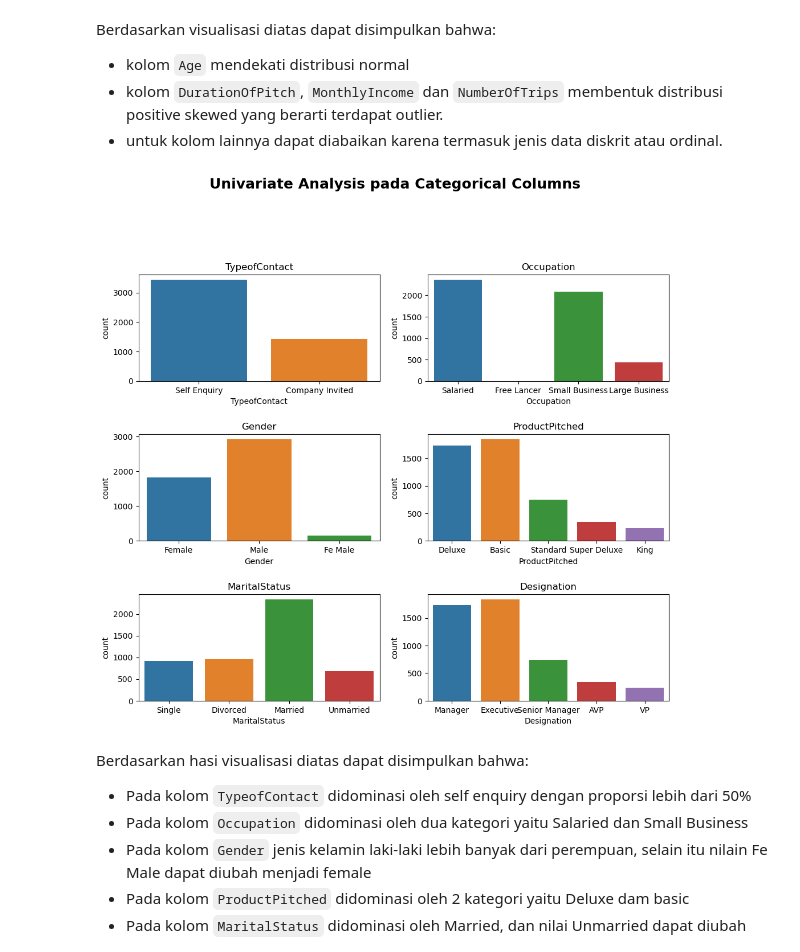
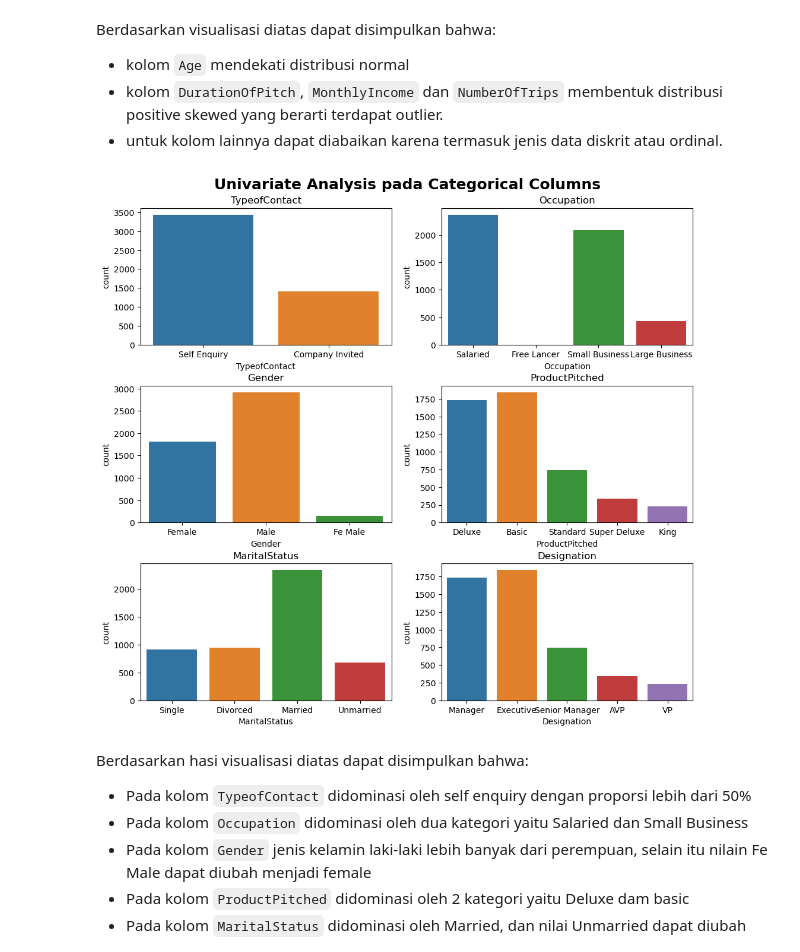
Before and after one commit to damaraira/ByteBenders, a Jupyter notebook: EDA Hadi.ipynb, the cells around one changed output. Saved outputs shown, nothing was run; the diff lists cells and outputs as text; code cells hidden in the pictures.

```diff
--- a/EDA Hadi.ipynb
+++ b/EDA Hadi.ipynb
@@ -118,10 +118,10 @@ Terdapat 14 numerical columns, yaitu ['CustomerID', 'ProdTaken', 'Age', 'CityTie
 Terdapat 6 categorical columns, yaitu ['TypeofContact', 'Occupation', 'Gender', 'ProductPitched', 'MaritalStatus', 'Designation']
 # %%
 plt.figure(figsize=(20,15))
+plt.subplots_adjust(hspace=0.5, top=0.95)
 plt.suptitle('Univariate Analysis pada Numerical Columns', fontsize=16, fontweight='bold', alpha=0.8, y=1.)
 for i in range(len(num_cols)):
     plt.subplot(5,3,i+1)
-    plt.subplots_adjust(hspace=0.5)
     sns.kdeplot(df[num_cols[i]])
     plt.title(num_cols[i])
     plt.xlabel(num_cols[i])
@@ -134,15 +134,15 @@ Berdasarkan visualisasi diatas dapat disimpulkan bahwa:
 - untuk kolom lainnya dapat diabaikan karena termasuk jenis data diskrit atau ordinal.
 # %%
 plt.figure(figsize=(12,17))
+plt.subplots_adjust(hspace=0.3, top=0.95)
 plt.suptitle('Univariate Analysis pada Categorical Columns', fontsize=18, fontweight='bold')
 for i in range(len(cat_cols)):
     plt.subplot(5,2,i+1)
-    plt.subplots_adjust(hspace=0.5)
     sns.countplot(x=df[cat_cols[i]])
     plt.title(cat_cols[i])
     plt.xlabel(cat_cols[i])
 # %% [output]
-[figure, old version]
+[figure, new version]
 # %% [markdown]
 Berdasarkan hasi visualisasi diatas dapat disimpulkan bahwa:
 - Pada kolom `TypeofContact` didominasi oleh self enquiry dengan proporsi lebih dari 50%
```
Also changed, not shown: parts of 7 cells of this notebook.
